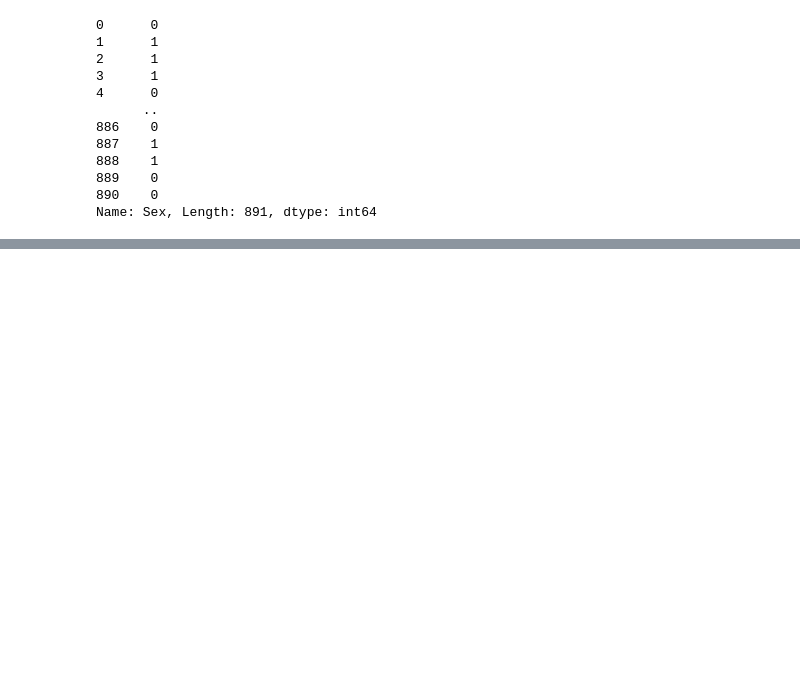
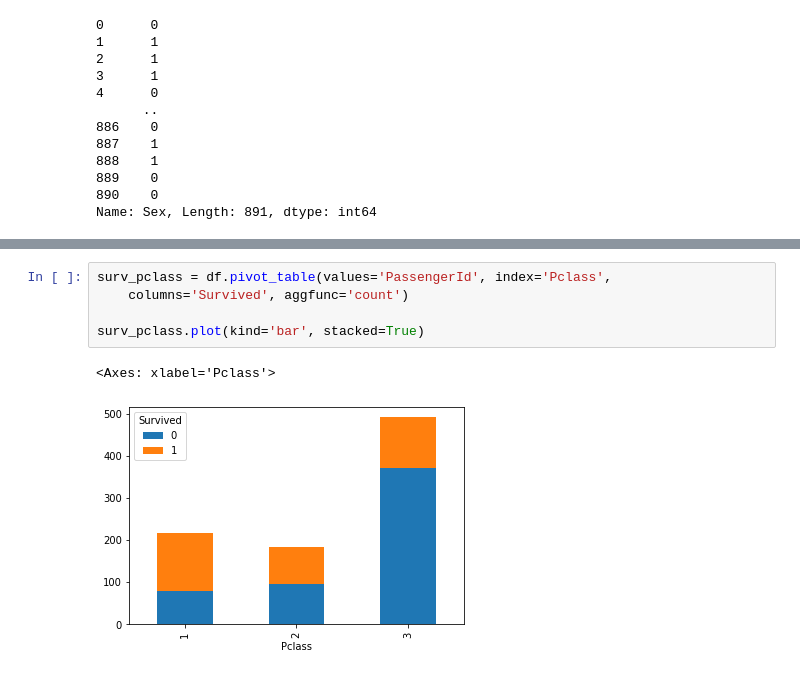
Before and after one commit to Sinrez/learn_python_course, a Jupyter notebook: learn_python_data_sci_track_part2.ipynb, the cells around one changed output, grey strips where cells are left out. Saved outputs shown, nothing was run; the diff lists cells and outputs as text; blank space fills up the shorter version.

```diff
--- a/learn_python_data_sci_track_part2.ipynb
+++ b/learn_python_data_sci_track_part2.ipynb
@@ -177,0 +187,8 @@ Name: Sex, Length: 891, dtype: int64
+# %%
+surv_pclass = df.pivot_table(values='PassengerId', index='Pclass',
+    columns='Survived', aggfunc='count')
+
+surv_pclass.plot(kind='bar', stacked=True)
+# %% [output]
+<Axes: xlabel='Pclass'>
+[figure, added]
```
Also changed, not shown: parts of 19 cells of this notebook.
